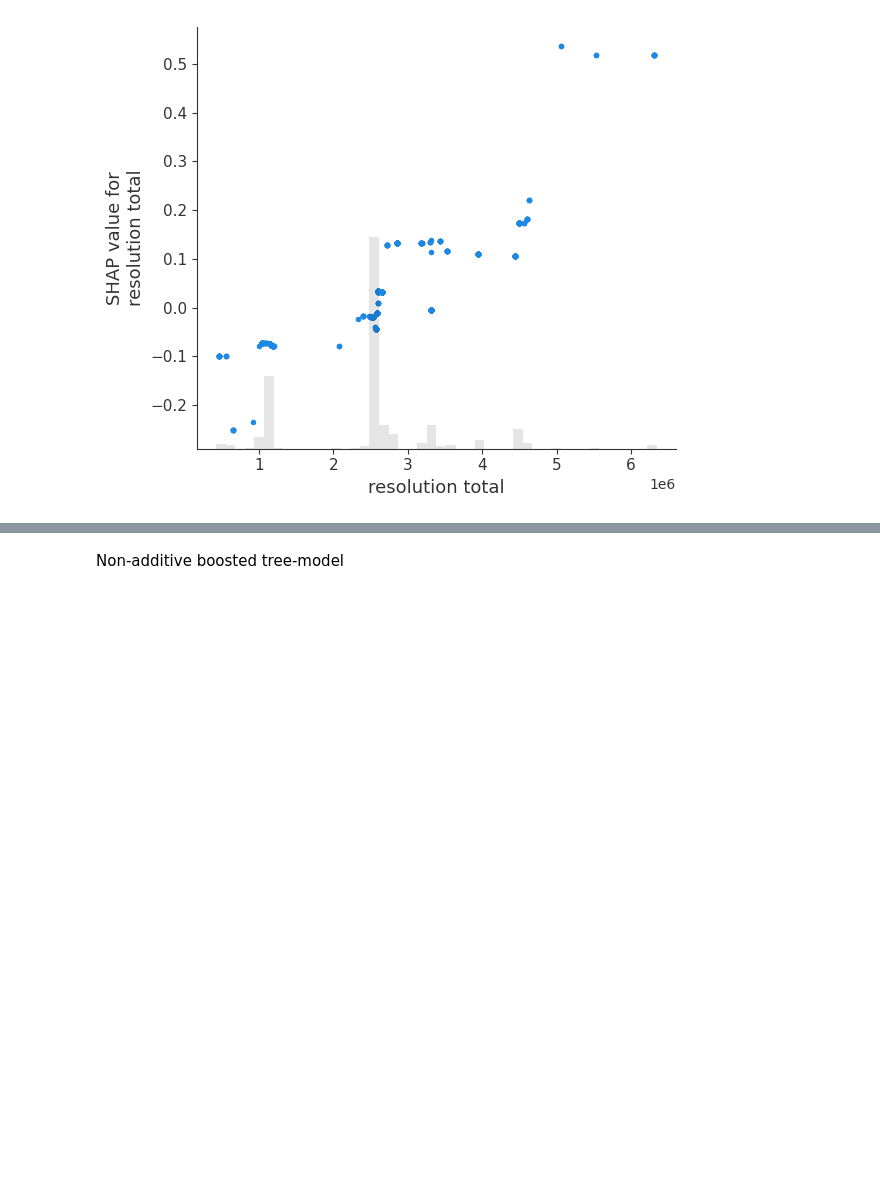
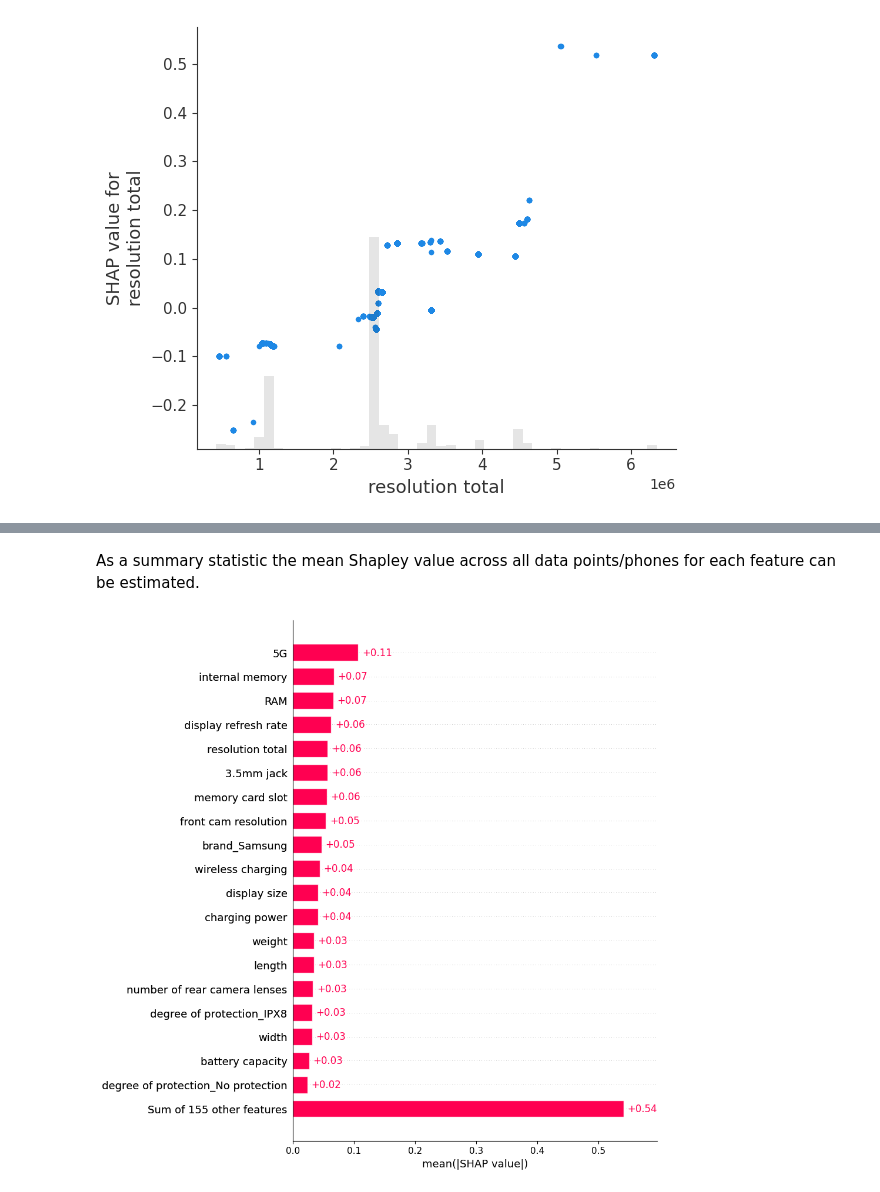
Before and after one commit to N0Data4U/Data-Processing-Project, a Jupyter notebook: data_analysis.ipynb, the cells around one changed output, grey strips where cells are left out. Saved outputs shown, nothing was run; the diff lists cells and outputs as text; code cells hidden in the pictures; blank space fills up the shorter version.

```diff
--- a/data_analysis.ipynb
+++ b/data_analysis.ipynb
@@ -317,7 +360,17 @@ saving_plot("GAM_shap_waterfall_distr_plot.png")
+# %% [markdown]
+As a summary statistic the mean Shapley value across all data points/phones for each feature can be estimated.
 # %%
-# Plot beeswarm plot for distribution of absolute Shapley values
-shap.plots.beeswarm(shap_values_ebm.abs, color="shap_red", max_display = 20, show=False)
+plt.close()
+# Plot waterfall plot for mean absolute Shapley values
+shap.plots.bar(shap_values_ebm, max_display = 20)
 # Adjusting layout
-#plt.tight_layout()
+plt.tight_layout()
+# Closing the plot. Plot can only be safed when "show=False".
+plt.close()
+shap.plots.bar(shap_values_ebm, max_display = 20, show=False)
+# Adjusting layout
+plt.tight_layout()
 plt.subplots_adjust(left=0.5, right=0.9, top=0.9, bottom=0.1, wspace=0.5, hspace=1)
-saving_plot("GAM_shap_waterfall_abs_plot.png")
+saving_plot("GAM_shap_waterfall_mean_plot.png")
+# %% [output]
+[figure, added]
@@ -331,2 +376,0 @@ saving_plot("GAM_shap_waterfall_mean_plot.png")
-# %% [markdown]
-Non-additive boosted tree-model
```
Also changed, not shown: parts of 44 cells of this notebook, 14 other files.
